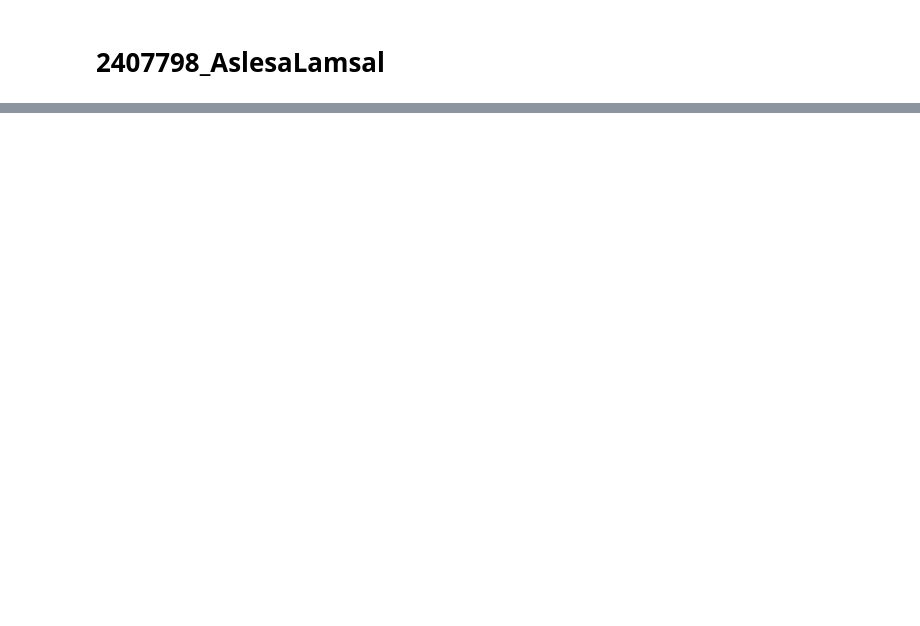
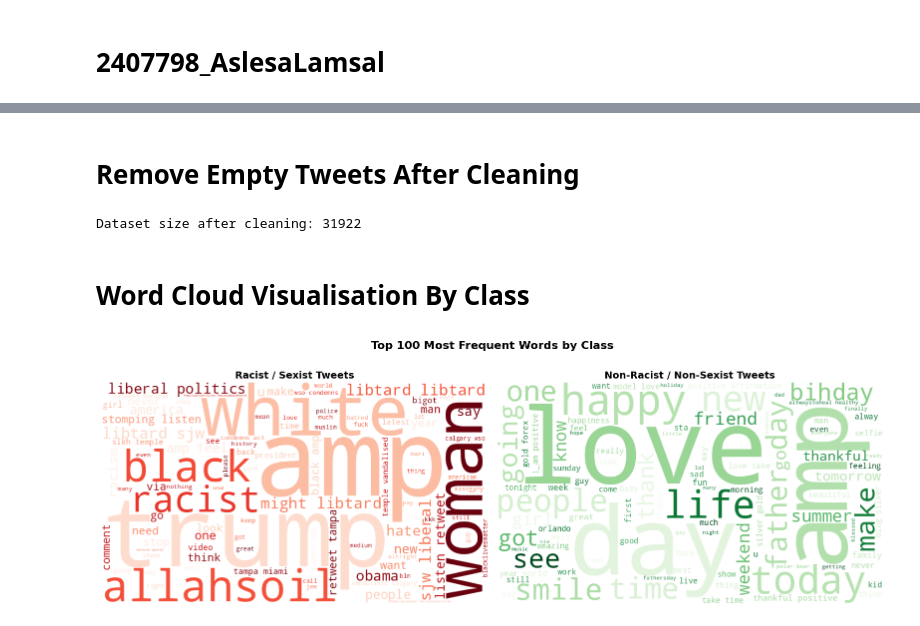
Before and after one commit to AslesaLamsal/AI-and-Machine-Learning, a Jupyter notebook: 2407798_AslesaLamsal.ipynb, the cells around one changed output, grey strips where cells are left out. Drawn from its saved outputs; the diff is of its cells as text; code cells hidden in the pictures; blank space fills up the shorter version.

Commit message:
Text Classification with RNN

```diff
--- a/2407798_AslesaLamsal.ipynb
+++ b/2407798_AslesaLamsal.ipynb
@@ -1547,0 +103,11 @@ Hardware: Google Colab with GPU acceleration
+# %%
+test_raw = test_df[['id', 'tweet']].copy()
+data = train_df[['tweet', 'label']].copy()
+data['label'] = data['label'].astype(int)
+
+print(f"Labelled data   (train_racisit.csv) : {len(data):,} tweets")
+print(f"Inference data  (test_racisit.csv)  : {len(test_raw):,} tweets (no labels)")
+print("\nClass distribution:")
+print(data['label'].value_counts())
+print("  0 = Non-Racist/Sexist")
+print("  1 = Racist/Sexist")
@@ -1547,0 +127,5 @@ Hardware: Google Colab with GPU acceleration
+# %%
+print("Missing values:")
+print(data.isnull().sum())
+data.dropna(inplace=True)
+data.reset_index(drop=True, inplace=True)
@@ -1547,0 +211,10 @@ Hardware: Google Colab with GPU acceleration
+# %% [markdown]
+# Remove Empty Tweets After Cleaning
+# %%
+data = data[data['cleaned_tweet'].str.strip() != '']
+data.reset_index(drop=True, inplace=True)
+print(f"Dataset size after cleaning: {len(data)}")
+# %% [output]
+Dataset size after cleaning: 31922
+# %% [markdown]
+# Word Cloud Visualisation By Class
@@ -1547,0 +232,20 @@ Hardware: Google Colab with GPU acceleration
+# %%
+fig, axes = plt.subplots(1, 2, figsize=(16, 6))
+
+for ax, label_val, title, color in zip(
+        axes,
+        [1, 0],
+        ['Racist / Sexist Tweets', 'Non-Racist / Non-Sexist Tweets'],
+        ['Reds', 'Greens']):
+    text_subset = ' '.join(data[data['label'] == label_val]['cleaned_tweet'])
+    wc = WordCloud(width=700, height=400, background_color='white',
+                   max_words=100, colormap=color).generate(text_subset)
+    ax.imshow(wc, interpolation='bilinear')
+    ax.set_title(title, fontsize=14, fontweight='bold')
+    ax.axis('off')
+
+plt.suptitle('Top 100 Most Frequent Words by Class', fontsize=16, fontweight='bold')
+plt.tight_layout()
+plt.show()
+# %% [output]
+[figure, added]
```
Also changed, not shown: parts of 156 cells of this notebook.
